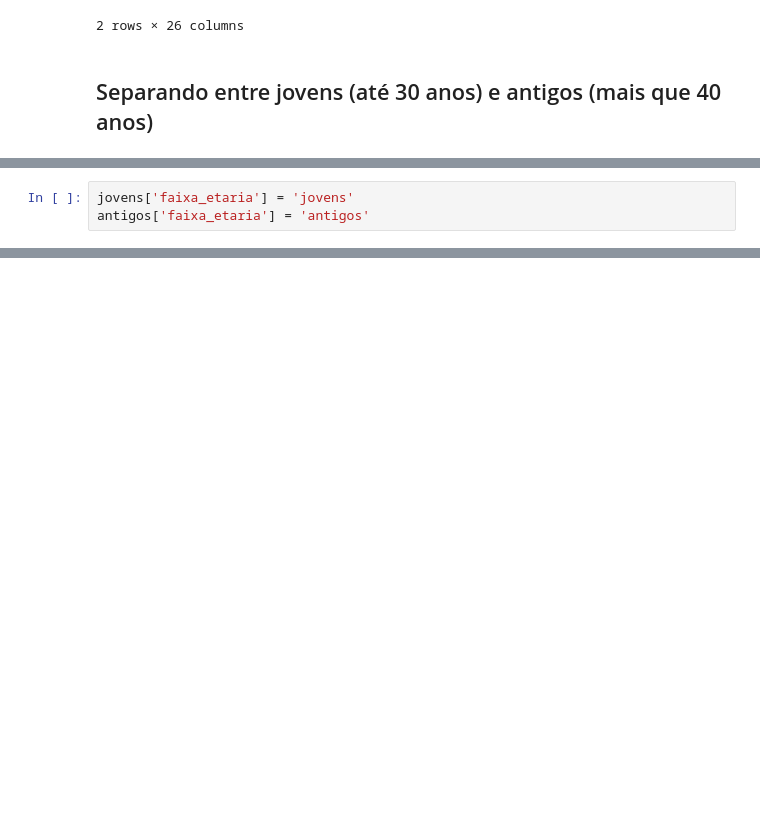
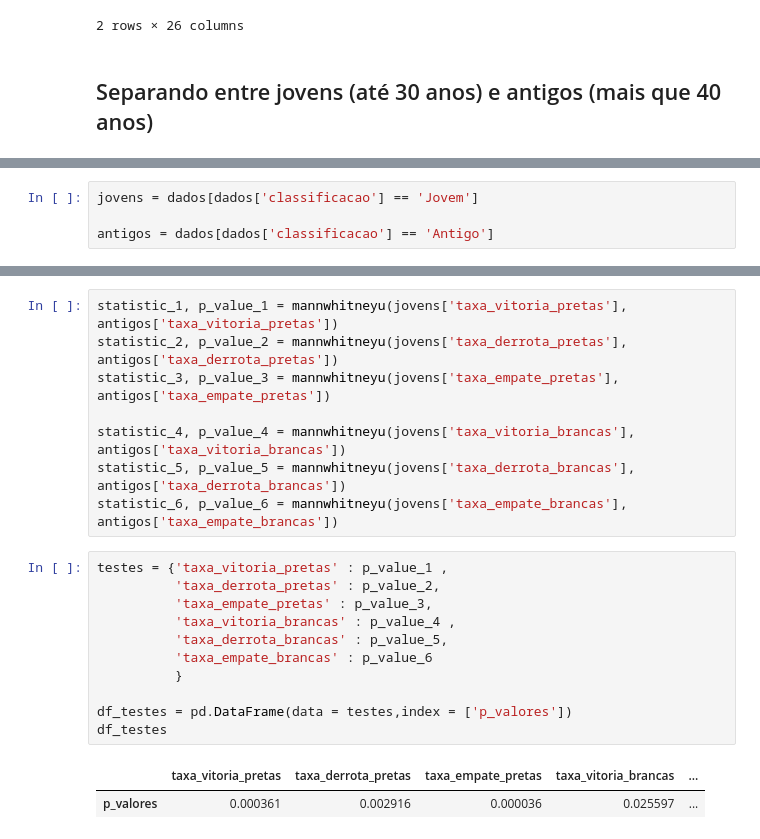
Before and after one commit to PeronxD/Python, a Jupyter notebook: análises_chess.ipynb, the cells around one changed output, grey strips where cells are left out. Cells and saved outputs as stored; diff of their text form; blank space fills up the shorter version.

```diff
--- a/análises_chess.ipynb
+++ b/análises_chess.ipynb
@@ -358 +352,5 @@ jovens.head(3)
+# %%
+jovens = dados[dados['classificacao'] == 'Jovem']
+
+antigos = dados[dados['classificacao'] == 'Antigo']
 # %%
@@ -362,3 +359,0 @@ jovens.shape[0], antigos.shape[0]
-# %%
-jovens['faixa_etaria'] = 'jovens'
-antigos['faixa_etaria'] = 'antigos'
@@ -396,0 +447,22 @@ jovens['Current Rating'].describe(), antigos['Current Rating'].describe()
+# %%
+statistic_1, p_value_1 = mannwhitneyu(jovens['taxa_vitoria_pretas'], antigos['taxa_vitoria_pretas'])
+statistic_2, p_value_2 = mannwhitneyu(jovens['taxa_derrota_pretas'], antigos['taxa_derrota_pretas'])
+statistic_3, p_value_3 = mannwhitneyu(jovens['taxa_empate_pretas'], antigos['taxa_empate_pretas'])
+
+statistic_4, p_value_4 = mannwhitneyu(jovens['taxa_vitoria_brancas'], antigos['taxa_vitoria_brancas'])
+statistic_5, p_value_5 = mannwhitneyu(jovens['taxa_derrota_brancas'], antigos['taxa_derrota_brancas'])
+statistic_6, p_value_6 = mannwhitneyu(jovens['taxa_empate_brancas'], antigos['taxa_empate_brancas'])
+# %%
+testes = {'taxa_vitoria_pretas' : p_value_1 ,
+          'taxa_derrota_pretas' : p_value_2,
+          'taxa_empate_pretas' : p_value_3,
+          'taxa_vitoria_brancas' : p_value_4 ,
+          'taxa_derrota_brancas' : p_value_5,
+          'taxa_empate_brancas' : p_value_6
+          }
+
+df_testes = pd.DataFrame(data = testes,index = ['p_valores'])
+df_testes
+# %% [output]
+|  | taxa_vitoria_pretas | taxa_derrota_pretas | taxa_empate_pretas | taxa_vitoria_brancas | ... |
+| p_valores | 0.000361 | 0.002916 | 0.000036 | 0.025597 | ... |
```
Also changed, not shown: parts of 8 cells of this notebook.
